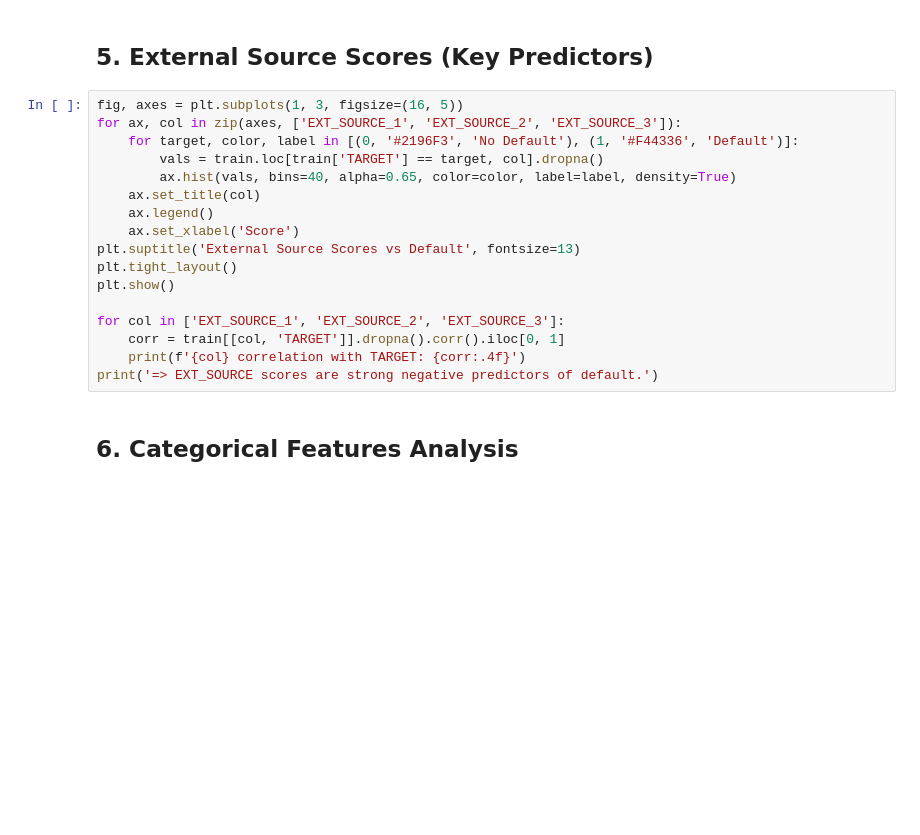
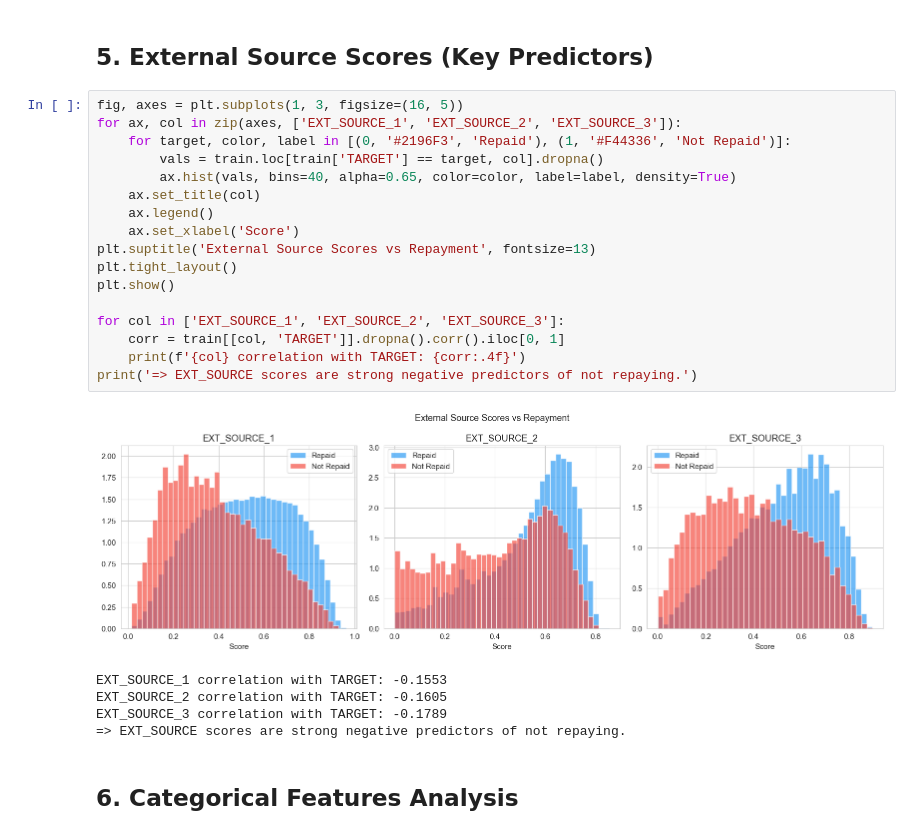
Before and after one commit to wxmohd/credit-scoring, a Jupyter notebook: results/feature_engineering/EDA.ipynb, the cells around one changed output. Drawn from its saved outputs; the diff is of its cells as text; blank space fills up the shorter version.

```diff
--- a/results/feature_engineering/EDA.ipynb
+++ b/results/feature_engineering/EDA.ipynb
@@ -135,20 +190,26 @@ print('=> We create a binary flag DAYS_EMPLOYED_ANOM and replace 365243 with NaN
 # %%
 fig, axes = plt.subplots(1, 3, figsize=(16, 5))
 for ax, col in zip(axes, ['EXT_SOURCE_1', 'EXT_SOURCE_2', 'EXT_SOURCE_3']):
-    for target, color, label in [(0, '#2196F3', 'No Default'), (1, '#F44336', 'Default')]:
+    for target, color, label in [(0, '#2196F3', 'Repaid'), (1, '#F44336', 'Not Repaid')]:
         vals = train.loc[train['TARGET'] == target, col].dropna()
         ax.hist(vals, bins=40, alpha=0.65, color=color, label=label, density=True)
     ax.set_title(col)
     ax.legend()
     ax.set_xlabel('Score')
-plt.suptitle('External Source Scores vs Default', fontsize=13)
+plt.suptitle('External Source Scores vs Repayment', fontsize=13)
 plt.tight_layout()
 plt.show()
 
 for col in ['EXT_SOURCE_1', 'EXT_SOURCE_2', 'EXT_SOURCE_3']:
     corr = train[[col, 'TARGET']].dropna().corr().iloc[0, 1]
     print(f'{col} correlation with TARGET: {corr:.4f}')
-print('=> EXT_SOURCE scores are strong negative predictors of default.')
+print('=> EXT_SOURCE scores are strong negative predictors of not repaying.')
+# %% [output]
+[figure, added]
+EXT_SOURCE_1 correlation with TARGET: -0.1553
+EXT_SOURCE_2 correlation with TARGET: -0.1605
+EXT_SOURCE_3 correlation with TARGET: -0.1789
+=> EXT_SOURCE scores are strong negative predictors of not repaying.
 # %% [markdown]
 ## 6. Categorical Features Analysis
 # %%
```
Also changed, not shown: parts of 21 cells of this notebook, 5 other files.
